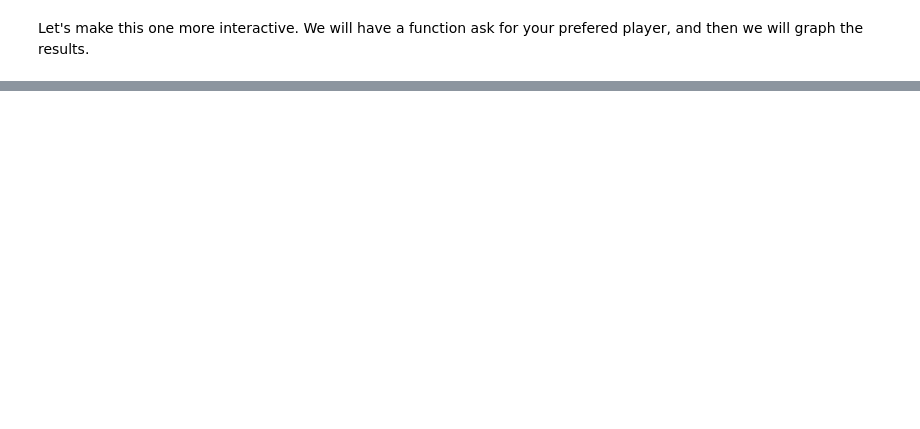
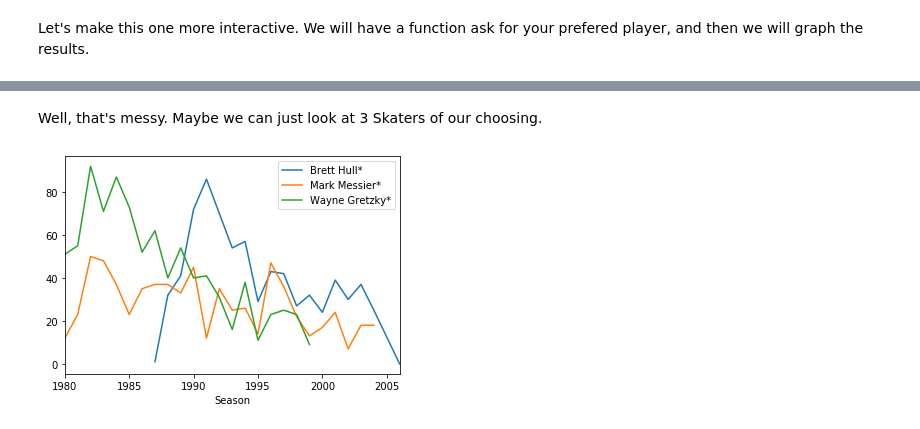
Before and after one commit to deez79/GA_Python_FinalProject, a Jupyter notebook: nhl_player_stats_project.ipynb, the cells around one changed output, grey strips where cells are left out. Drawn from its saved outputs; the diff is of its cells as text; code cells hidden in the pictures; blank space fills up the shorter version.

```diff
--- a/nhl_player_stats_project.ipynb
+++ b/nhl_player_stats_project.ipynb
@@ -453,0 +487,14 @@ skaters[skaters['Player'] == player_name].plot(kind='line', x='Season', y='G').l
+# %% [markdown]
+Well, that's messy.  Maybe we can just look at 3 Skaters of our choosing.
+# %%
+three_skaters = skaters[ (skaters['Player'] == "Mark Messier*") |
+                        (skaters['Player'] == "Wayne Gretzky*") |
+                        (skaters['Player'] == "Brett Hull*") ]
+fig, ax = plt.subplots()
+for key, grp in three_skaters.groupby(['Player']):
+    ax = grp.plot(ax=ax, kind='line', x='Season', y='G', label=key)
+
+plt.legend(loc='best')
+plt.show()
+# %% [output]
+[figure, added]
```
Also changed, not shown: parts of 10 cells of this notebook.
